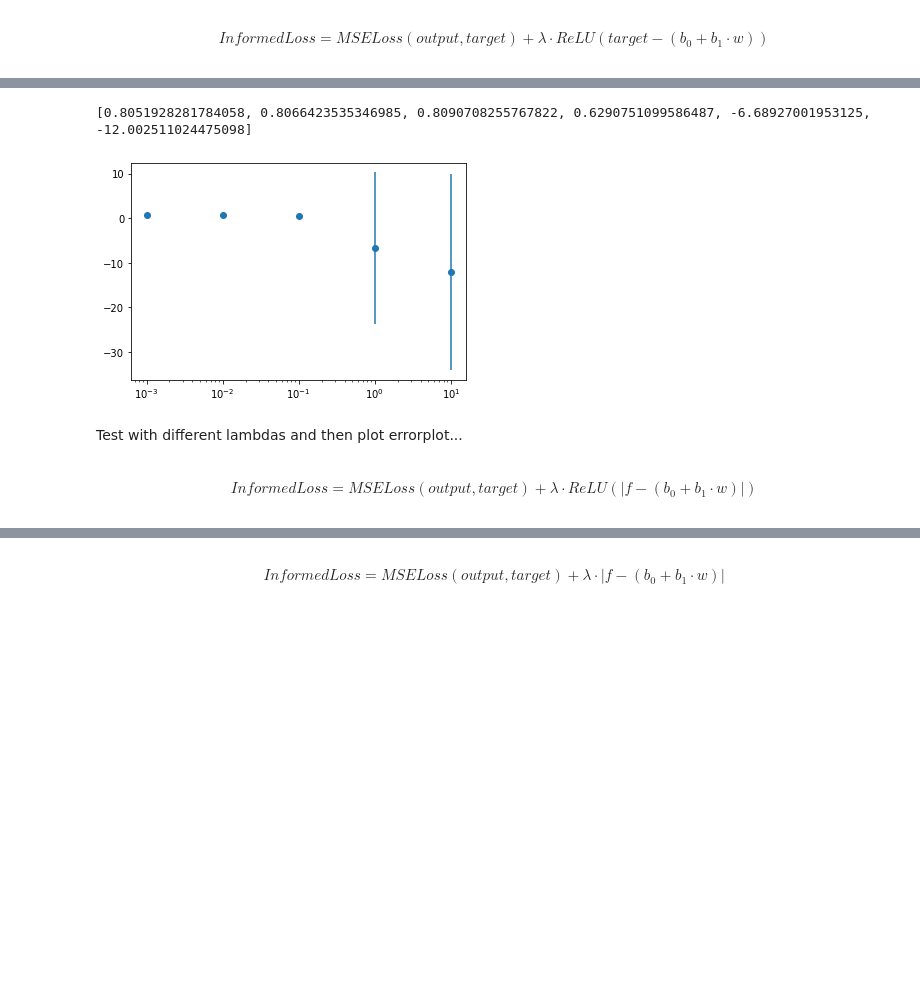
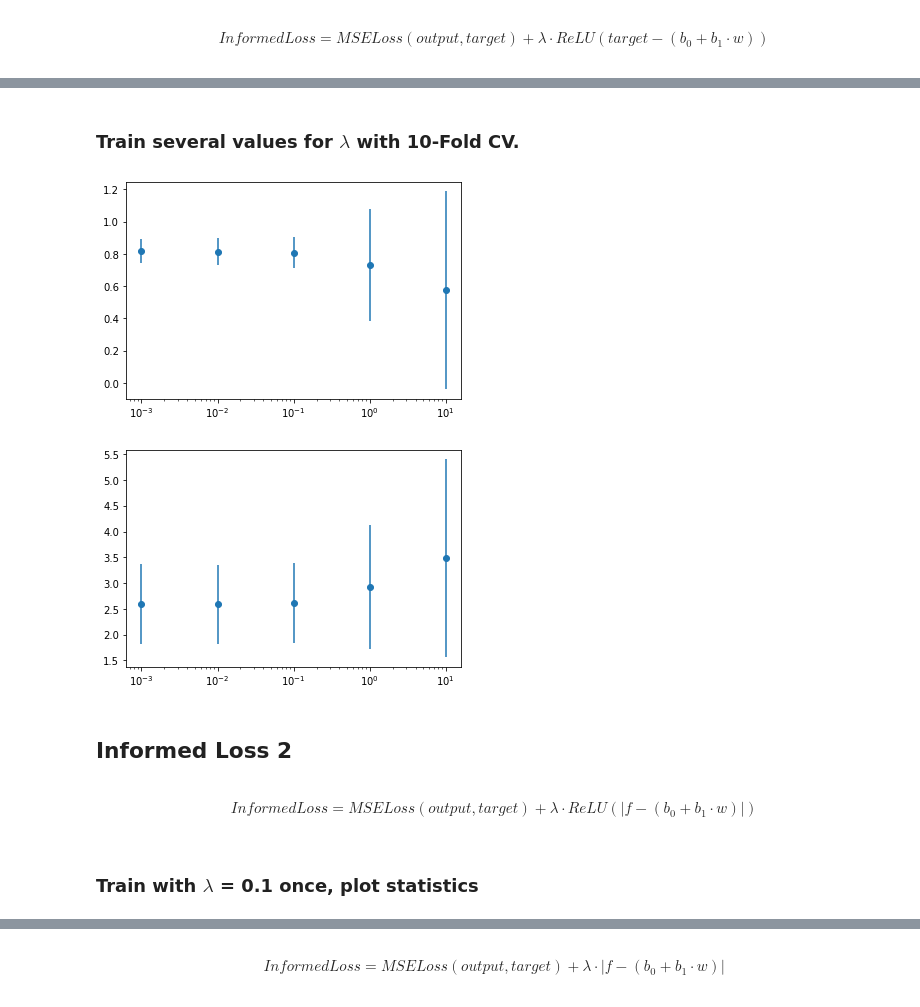
Before and after one commit to kobabulbul/AutoML, a Jupyter notebook: Concrete_Slump.ipynb, the cells around one changed output, grey strips where cells are left out. Saved outputs shown, nothing was run; the diff lists cells and outputs as text; code cells hidden in the pictures; blank space fills up the shorter version.

```diff
--- a/Concrete_Slump.ipynb
+++ b/Concrete_Slump.ipynb
@@ -284,0 +158,16 @@ InformedLoss = MSELoss(output, target) + \lambda\cdot ReLU(target - (b_0 + b_1\c
+# %%
+model = ConcreteNeuralNetwork.ConcreteNN()
+# train with custom loss:
+#       Inputs: Custom Loss, lambda, X_train, y_train, X_test, y_test
+#       Outputs: Loss and Test Loss over Time, Model Training
+loss_over_time, test_loss_over_time = ConcreteNeuralNetwork.train_with_closs(model, ConcreteNeuralNetwork.informed_loss1, 0.1, X_train, y_train, X_test, y_test)
+
+plt.figure()
+plt.plot(loss_over_time)
+plt.plot(test_loss_over_time)
+
+test_r2, test_rmse = ConcreteNeuralNetwork.eval_model(model, X_test, y_test)
+train_r2, train_rmse = ConcreteNeuralNetwork.eval_model(model, X_train, y_train)
+
+print('Train R2: {}, Train RMSE: {}'.format(train_r2, train_rmse))
+print('Test R2: {}, Test RMSE: {}'.format(test_r2, test_rmse))
@@ -285,7 +236,9 @@ InformedLoss = MSELoss(output, target) + \lambda\cdot ReLU(target - (b_0 + b_1\c
+# %% [markdown]
+### Train several values for $\lambda$ with 10-Fold CV.
 # %%
-# test with cv k = 10
-K = 10 # K Folds
-lamb = 10
+# 10-Fold Cross Validation
+K = 10
+lambdas = [0, 0.001, 0.01, 0.1, 1, 10]
 
 test_r2_list = []
 test_rmse_list = []
@@ -299,7 +252,6 @@ test_r2_means = []
 test_r2_stds = []
 test_rmse_means = []
 test_rmse_stds = []
-lambdas = [0, 0.001, 0.01, 0.1, 1, 10]
 
 skf = sklearn.model_selection.KFold(n_splits=K)
 skf.get_n_splits(X, y)
@@ -311,55 +263,50 @@ for lamb in lambdas:
         X_test = torch.FloatTensor(X_test)
         y_train = torch.FloatTensor(y_train)
         y_test = torch.FloatTensor(y_test)
-        model = ConcreteNN()
-        optimizer= torch.optim.SGD(model.parameters(), lr=0.001, momentum= 0.5)
-        epochs = 2000
-        loss_over_time = []
-        test_loss_over_time = []
-        for i in range(epochs):
-            model.train()
-            optimizer.zero_grad()
-            output = model(X_train)
-            target = y_train.unsqueeze(1)
-            loss = informed_loss1(X_train, output, target, lamb)
-            loss.backward()
-            optimizer.step()
 
-        test_r2, test_rmse = eval_model(X_test, y_test)
-        train_r2, train_rmse = eval_model(X_train, y_train)
+        model = ConcreteNeuralNetwork.ConcreteNN()
+        ConcreteNeuralNetwork.train_with_closs(model, ConcreteNeuralNetwork.informed_loss1, lamb, X_train, y_train, X_test, y_test)
+
+        test_r2, test_rmse = ConcreteNeuralNetwork.eval_model(model, X_test, y_test)
+        train_r2, train_rmse = ConcreteNeuralNetwork.eval_model(model, X_train, y_train)
+
         test_r2_list.append(test_r2)
         test_rmse_list.append(test_rmse)
         train_r2_list.append(train_r2)
         train_rmse_list.append(train_rmse)
-
 
     train_r2_mean = torch.mean(torch.FloatTensor(train_r2_list)).item()
     train_r2_std = torch.std(torch.FloatTensor(train_r2_list)).item()
     train_rmse_mean = torch.mean(torch.FloatTensor(train_rmse_list)).item()
     train_rmse_std = torch.std(torch.FloatTensor(train_rmse_list)).item()
     test_r2_mean = torch.mean(torch.FloatTensor(test_r2_list)).item()
     test_r2_std = torch.std(torch.FloatTensor(test_r2_list)).item()
     test_rmse_mean = torch.mean(torch.FloatTensor(test_rmse_list)).item()
     test_rmse_std = torch.std(torch.FloatTensor(test_rmse_list)).item()
 
     train_r2_means.append(train_r2_mean)
     train_r2_stds.append(train_r2_std)
     train_rmse_means.append(train_rmse_mean)
     train_rmse_stds.append(train_rmse_std)
     test_r2_means.append(test_r2_mean)
     test_r2_stds.append(test_r2_std)
     test_rmse_means.append(test_rmse_mean)
     test_rmse_stds.append(test_rmse_std)
 
+plt.figure()
 plt.errorbar(lambdas, test_r2_means, test_r2_stds, linestyle='None', marker='o')
 plt.xscale('log')
-print(test_r2_means)
+plt.figure()
+plt.errorbar(lambdas, test_rmse_means, test_rmse_stds, linestyle='None', marker='o')
+plt.xscale('log')
 # %% [output]
-[0.8051928281784058, 0.8066423535346985, 0.8090708255767822, 0.6290751099586487, -6.68927001953125, -12.002511024475098]
-[figure, old version]
+[figure, new version]
+[figure, added]
-# %% [markdown]
-Test with different lambdas and then plot errorplot...
+# %% [markdown]
+## Informed Loss 2
 # %% [markdown]
 \begin{align}
 InformedLoss = MSELoss(output, target) + \lambda\cdot ReLU(|f - (b_0 + b_1\cdot w)|)
 \end{align}
+# %% [markdown]
+### Train with $\lambda$ = 0.1 once, plot statistics
```
Also changed, not shown: parts of 30 cells of this notebook, 1 other file.
